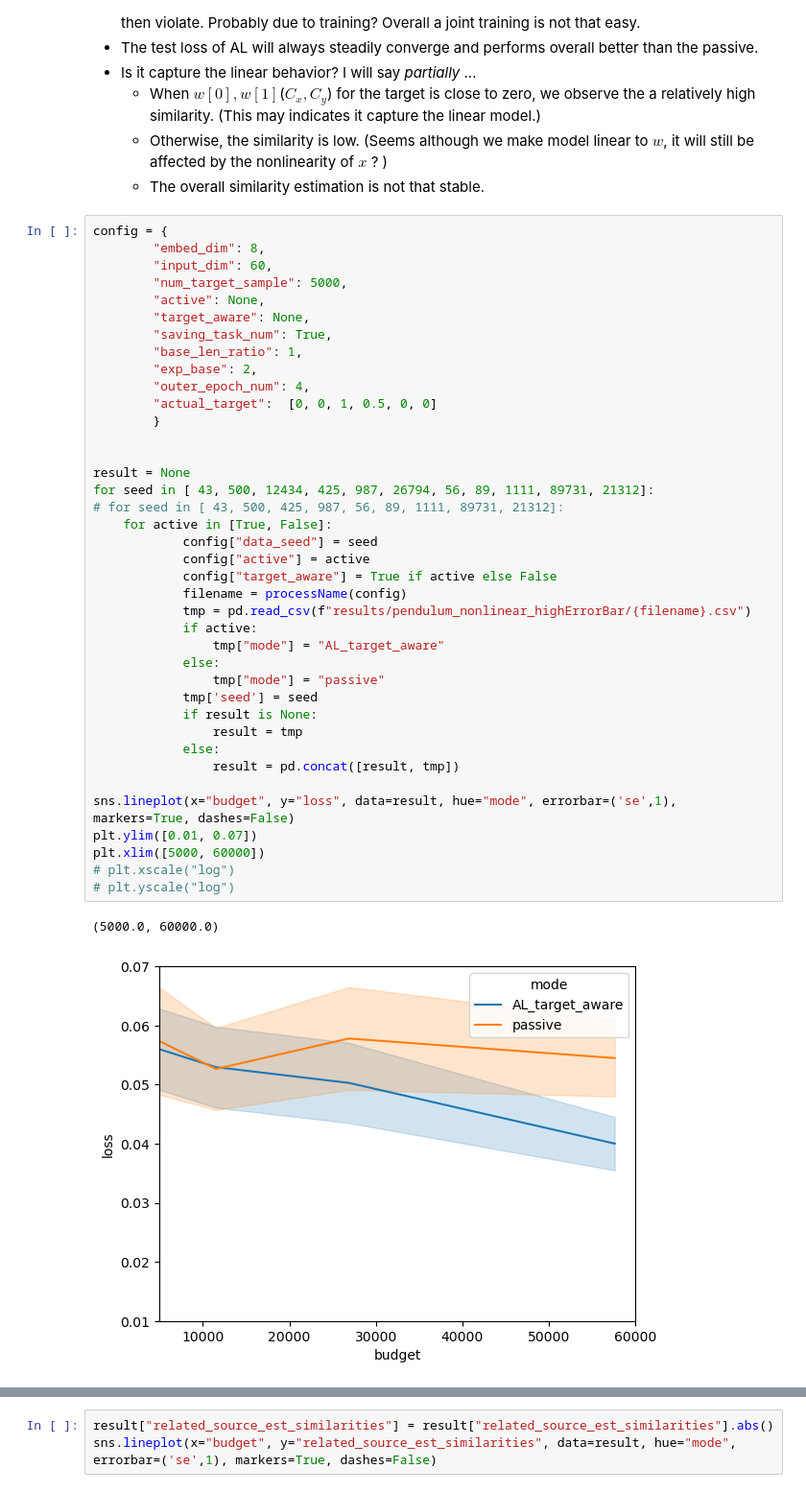
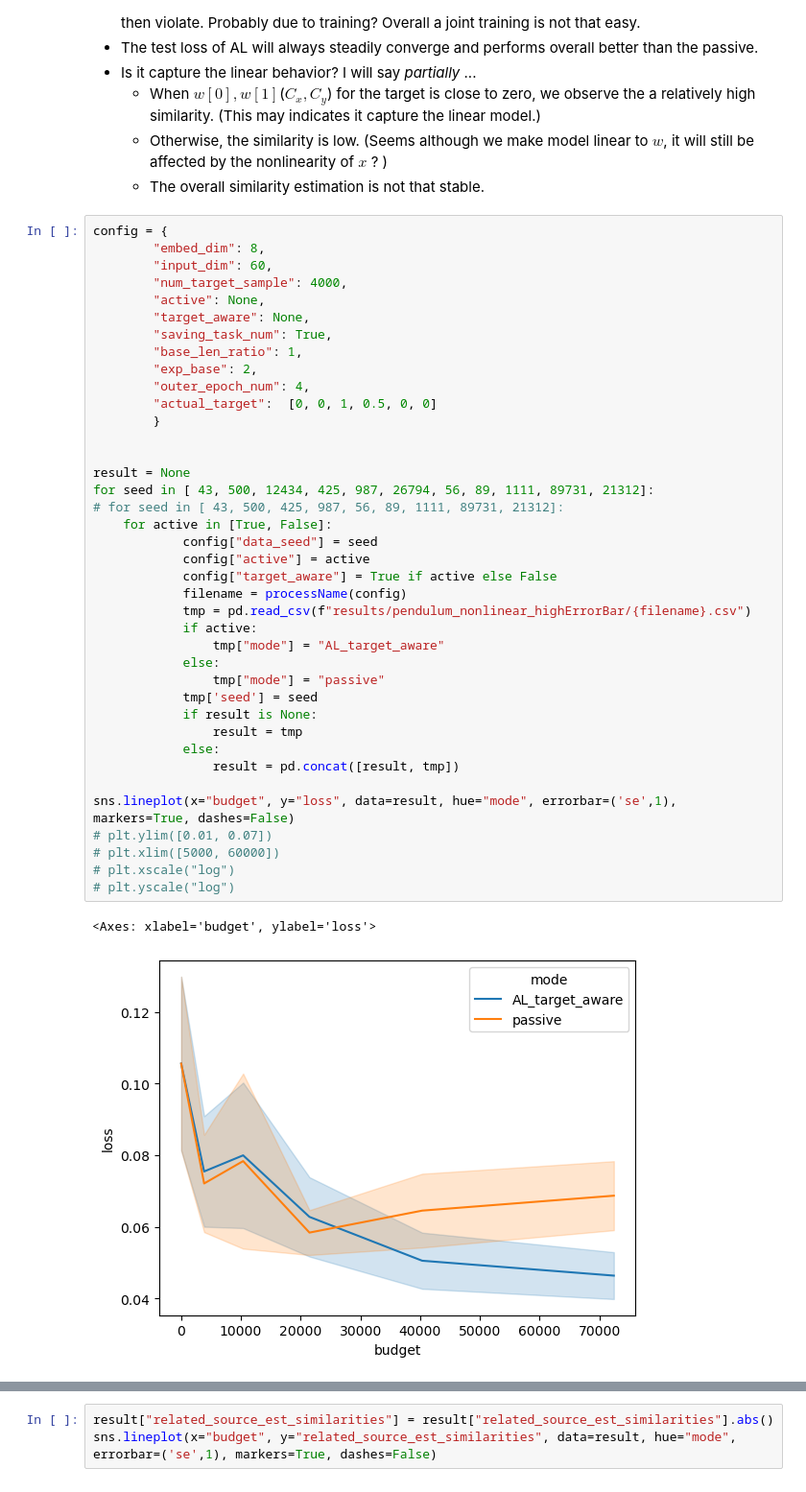
Before and after one commit to WendyH1108/AL-Robotics, a Jupyter notebook: summary_pendulum_nonLinear.ipynb, the cells around one changed output, grey strips where cells are left out. Shown: that part at 96% size. Cells and saved outputs as stored; diff of their text form.

```diff
--- a/summary_pendulum_nonLinear.ipynb
+++ b/summary_pendulum_nonLinear.ipynb
@@ -35,44 +35,44 @@ Results:
 config = {
         "embed_dim": 8,
         "input_dim": 60,
-        "num_target_sample": 5000,
+        "num_target_sample": 4000,
         "active": None,
         "target_aware": None,
         "saving_task_num": True,
         "base_len_ratio": 1,
         "exp_base": 2,
         "outer_epoch_num": 4,
         "actual_target":  [0, 0, 1, 0.5, 0, 0]
         }
 
 
 result = None
 for seed in [ 43, 500, 12434, 425, 987, 26794, 56, 89, 1111, 89731, 21312]:
 # for seed in [ 43, 500, 425, 987, 56, 89, 1111, 89731, 21312]:
     for active in [True, False]:
             config["data_seed"] = seed
             config["active"] = active
             config["target_aware"] = True if active else False
             filename = processName(config)
             tmp = pd.read_csv(f"results/pendulum_nonlinear_highErrorBar/{filename}.csv")
             if active:
                 tmp["mode"] = "AL_target_aware"
             else:
                 tmp["mode"] = "passive"
             tmp['seed'] = seed
             if result is None:
                 result = tmp
             else:
                 result = pd.concat([result, tmp])
 
 sns.lineplot(x="budget", y="loss", data=result, hue="mode", errorbar=('se',1), markers=True, dashes=False)
-plt.ylim([0.01, 0.07])
-plt.xlim([5000, 60000])
+# plt.ylim([0.01, 0.07])
+# plt.xlim([5000, 60000])
 # plt.xscale("log")
 # plt.yscale("log")
 # %% [output]
-(5000.0, 60000.0)
+<Axes: xlabel='budget', ylabel='loss'>
-[figure, old version]
+[figure, new version]
 # %%
 result["related_source_est_similarities"] = result["related_source_est_similarities"].abs()
 sns.lineplot(x="budget", y="related_source_est_similarities", data=result, errorbar=('se',1),hue="mode", markers=True, dashes=False)
```
Also changed, not shown: parts of 4 cells of this notebook, 4 other files.
